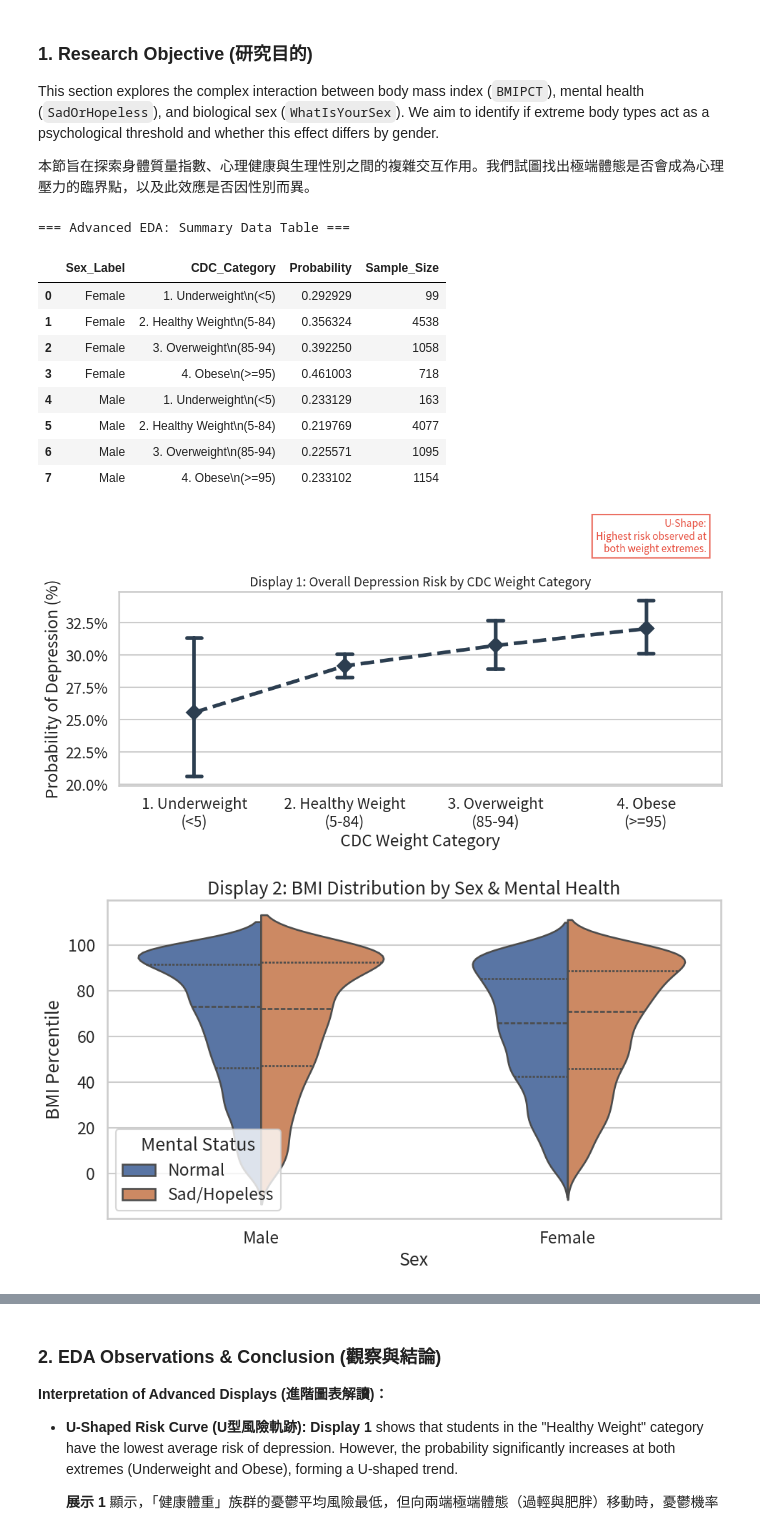
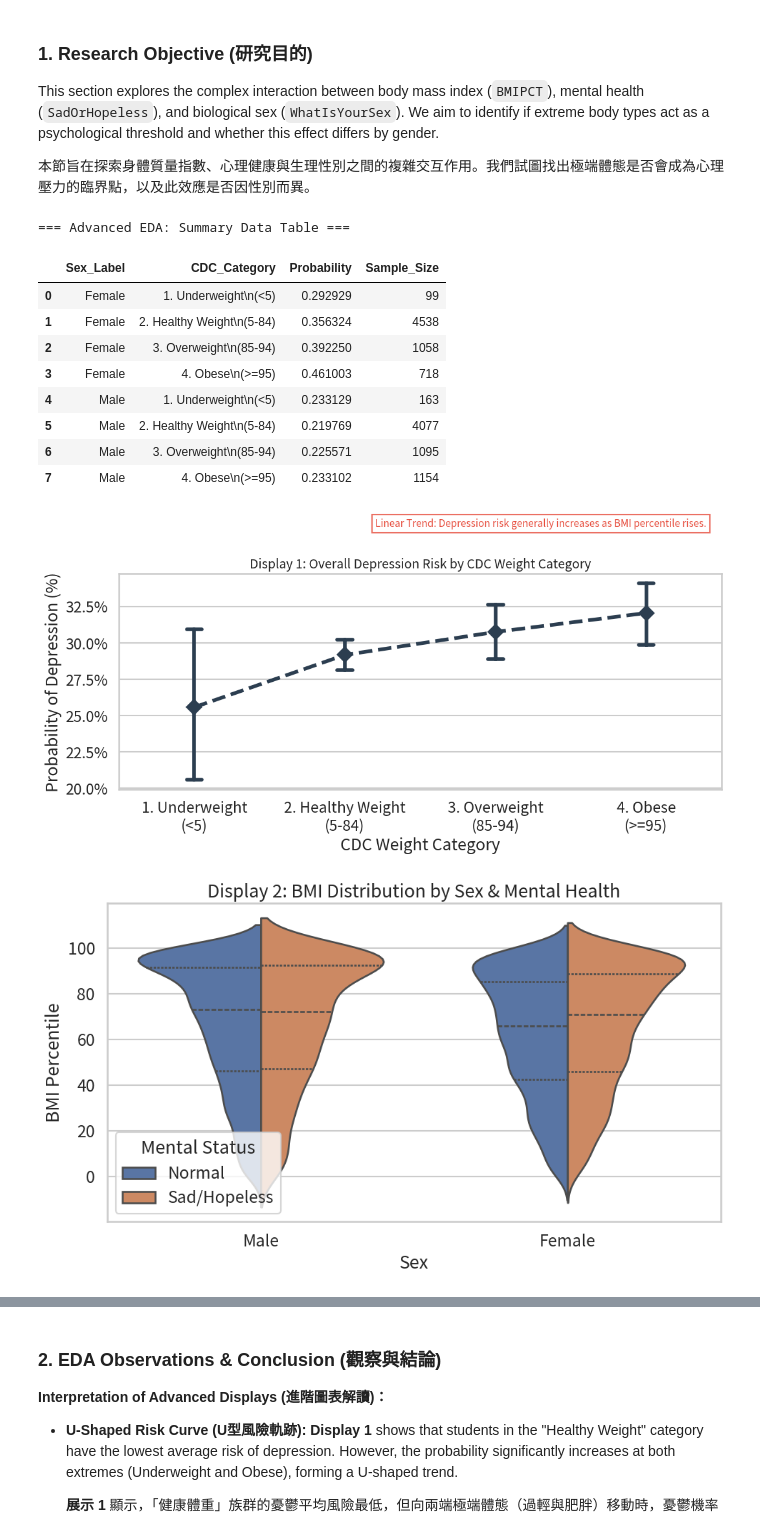
Before and after one commit to Geraldand/2026SpringStat2-Cycle2, a Jupyter notebook: notebooks/Final submission/final_project.ipynb, the cells around one changed output, grey strips where cells are left out. Saved outputs shown, nothing was run; the diff lists cells and outputs as text; code cells hidden in the pictures.

```diff
--- a/notebooks/Final submission/final_project.ipynb
+++ b/notebooks/Final submission/final_project.ipynb
@@ -353,7 +353,7 @@ grouped_jcurve.to_csv('outputs/tables/advanced_eda_jcurve_data.csv', index=False
 print("=== Advanced EDA: Summary Data Table ===")
 display(grouped_jcurve)
 
-color_map = {'Female': '#e74c3c', 'Male': '#3498db'} # Gender colors / 性別配色
+color_map = {'Female': '#e74c3c', 'Male': '#3498db'}
 
 # ==========================================
 # Display 1: Overall Risk / 展示 1：整體體態風險
@@ -362,8 +362,7 @@ plt.figure(figsize=(11, 6))
 sns.pointplot(data=df, x='CDC_Category', y='SadOrHopeless_Recoded', order=labels, color='#2c3e50', capsize=.1, markers="D", linestyles='--')
 plt.gca().yaxis.set_major_formatter(mtick.PercentFormatter(1.0))
 
-# English-only Box (Top Right) / 純英文說明框 (右上)
-plt.text(3.4, 0.38, "U-Shape:\nHighest risk observed at\nboth weight extremes.",
+plt.text(3.4, 0.38, "Linear Trend: Depression risk generally increases as BMI percentile rises.",
          fontsize=11, color='#e74c3c', fontweight='bold',
          bbox=dict(facecolor='white', alpha=0.8, edgecolor='#e74c3c'), ha='right')
 
@@ -381,7 +380,6 @@ sns.violinplot(data=df, x='Sex_Label', y='BMIPCT', hue='Sad_Label', split=True,
 plt.title('Display 2: BMI Distribution by Sex & Mental Health', fontweight='bold')
 plt.xlabel('Sex'); plt.ylabel('BMI Percentile')
 
-# Moved legend to lower left / 圖例移至左下角
 plt.legend(title='Mental Status', loc='lower left')
 
 plt.tight_layout()
@@ -394,34 +392,34 @@ plt.show()
 plt.figure(figsize=(14, 7))
 sns.lineplot(data=grouped_jcurve, x='CDC_Category', y='Probability', hue='Sex_Label', palette=color_map, marker='o', markersize=10, linewidth=2.5)
 
 base_f = grouped_jcurve.loc[(grouped_jcurve['Sex_Label']=='Female') & (grouped_jcurve['CDC_Category']==labels[1]), 'Probability'].values[0]
 plt.axhline(y=base_f, color='gray', linestyle=':', label='Baseline (Female)')
 for r in [(-0.5, 0.5), (2.5, 3.5)]: plt.axvspan(r[0], r[1], color='red', alpha=0.05)
 
 plt.text(-0.3, 0.53, "J-Curve Effect:\nSignificant risk rebound for\nunderweight female students.",
          fontsize=11, color='red', fontweight='bold',
          bbox=dict(facecolor='white', alpha=0.8, edgecolor='red'), ha='left', va='top')
 
 plt.gca().yaxis.set_major_formatter(mtick.PercentFormatter(1.0))
 plt.ylim(0.20, 0.55)
 plt.title('Display 3: The J-Curve Effect: Depression Probability by BMI & Sex', fontweight='bold', fontsize=14)
 plt.xlabel('CDC Weight Category'); plt.ylabel('Probability of Depression (%)')
 plt.legend(title='Legend', bbox_to_anchor=(1.02, 1), loc='upper left')
 plt.tight_layout()
 plt.savefig('outputs/figures/advanced_eda_3_jcurve.png', dpi=300)
 plt.show()
 # %% [output]
 === Advanced EDA: Summary Data Table ===
 |  | Sex_Label | CDC_Category | Probability | Sample_Size |
 | 0 | Female | 1. Underweight\n(<5) | 0.292929 | 99 |
 | 1 | Female | 2. Healthy Weight\n(5-84) | 0.356324 | 4538 |
 | 2 | Female | 3. Overweight\n(85-94) | 0.392250 | 1058 |
 | 3 | Female | 4. Obese\n(>=95) | 0.461003 | 718 |
 | 4 | Male | 1. Underweight\n(<5) | 0.233129 | 163 |
 | 5 | Male | 2. Healthy Weight\n(5-84) | 0.219769 | 4077 |
 | 6 | Male | 3. Overweight\n(85-94) | 0.225571 | 1095 |
 | 7 | Male | 4. Obese\n(>=95) | 0.233102 | 1154 |
-[figure, old version]
+[figure, new version]
 [figure]
 [figure]
 # %% [markdown]
```
